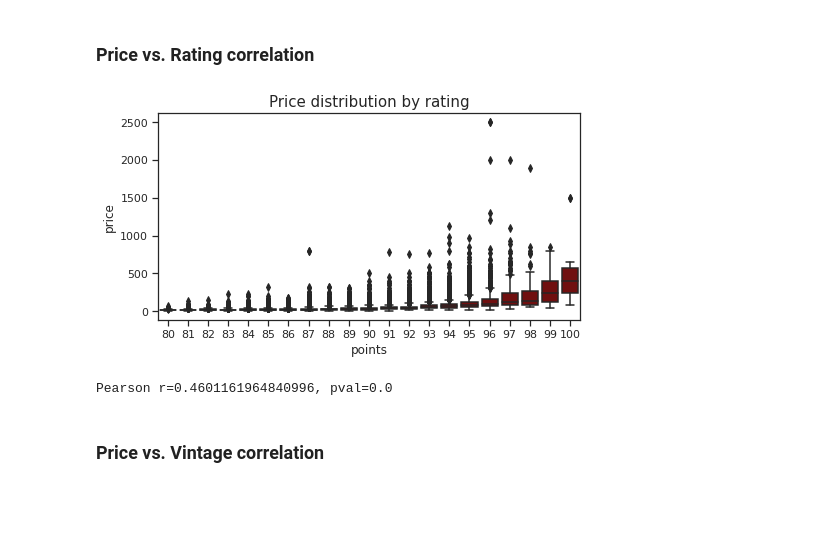
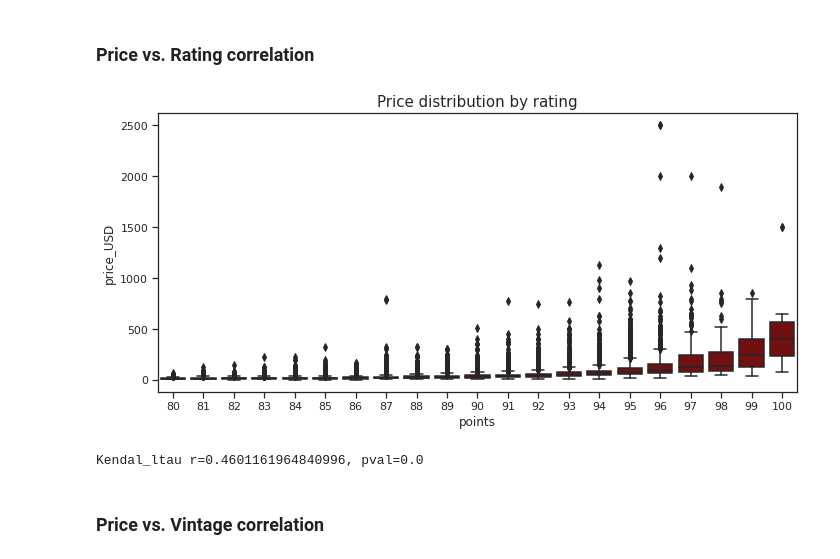
Before and after one commit to brcorrea/da-project-sommAI, a Jupyter notebook: notebooks/da-project-sommAI.ipynb, the cells around one changed output. Drawn from its saved outputs; the diff is of its cells as text; code cells hidden in the pictures; blank space fills up the shorter version.

```diff
--- a/notebooks/da-project-sommAI.ipynb
+++ b/notebooks/da-project-sommAI.ipynb
@@ -657,25 +736,26 @@ plt.tight_layout()
 ### Price vs. Rating correlation
 # %%
 # Wine ratings by country
-plt.figure(figsize=(7, 4))
+plt.figure(figsize=(10, 5))
 
 sns.boxplot(y='price',
             x='points',
             data=wine_df,
             color='maroon'
            )
 plt.title('Price distribution by rating', fontsize=15)
+plt.ylabel('price_USD', fontsize=12)
 plt.tight_layout()
 # %% [output]
-[figure, old version]
+[figure, new version]
 # %%
 # Calculate Kendall correlation between wine price and rating
 from scipy.stats import kendalltau
 
 corr_k, pval_k = kendalltau(wine_df['price'], wine_df['points'])
-print(f'Pearson r={corr_k}, pval={pval_k}')
+print(f'Kendal_ltau r={corr_k}, pval={pval_k}')
 # %% [output]
-Pearson r=0.4601161964840996, pval=0.0
+Kendal_ltau r=0.4601161964840996, pval=0.0
 # %% [markdown]
 ### Price vs. Vintage correlation
 # %%
```
Also changed, not shown: parts of 50 cells of this notebook, 1 other file.
